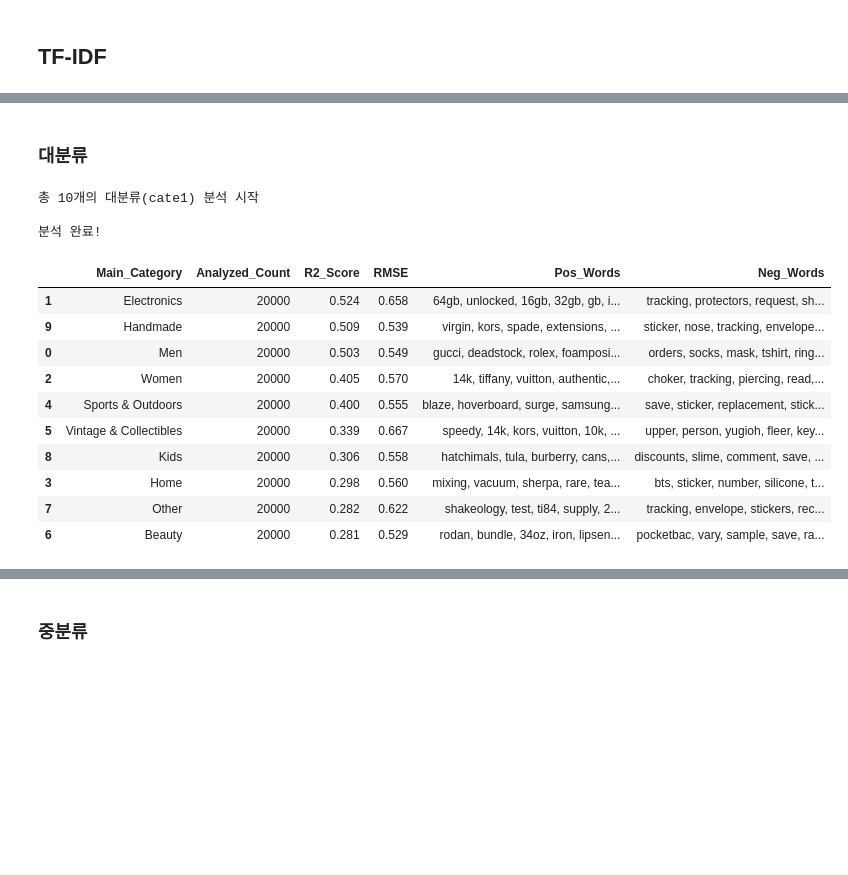
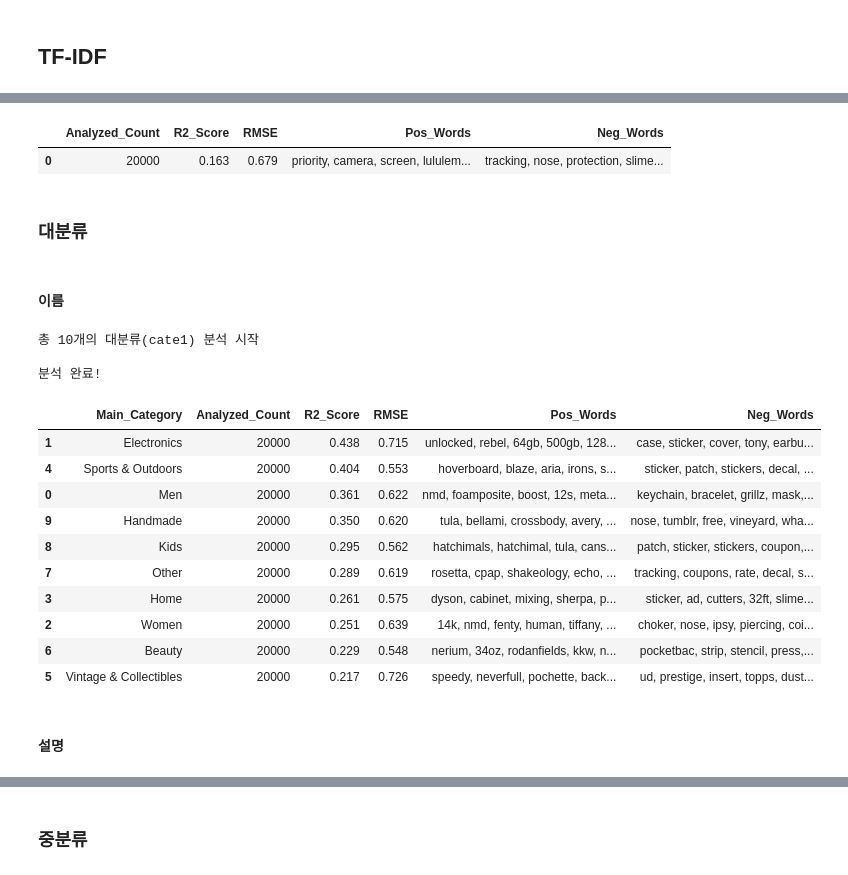
Before and after one commit to S-HNJN/first-repository, a Jupyter notebook: Mercari.ipynb, the cells around one changed output, grey strips where cells are left out. Drawn from its saved outputs; the diff is of its cells as text; code cells hidden in the pictures; blank space fills up the shorter version.

```diff
--- a/Mercari.ipynb
+++ b/Mercari.ipynb
@@ -363,0 +622,5 @@ mercari_df['full_text'] = mercari_df['clean_name'] + " " + mercari_df['clean_des
+# %%
+mercari_df['clean_name_no_brand'] = mercari_df.apply(remove_brand_from_name, axis=1)
+a,b=remove_categories_name(mercari_df)
+mercari_df['clean_name_no_brand'] = a
+mercari_df['has_category_in_name'] = b
@@ -363,0 +630,5 @@ mercari_df['full_text'] = mercari_df['clean_name'] + " " + mercari_df['clean_des
+# %%
+mercari_df['clean_desc_no_brand'] = mercari_df.apply(remove_brand_from_desc, axis=1)
+a,b=remove_categories_desc(mercari_df)
+mercari_df['clean_desc_no_brand'] = a
+mercari_df['has_category_in_desc'] = b
@@ -363,0 +702,3 @@ mercari_df['full_text'] = mercari_df['clean_name'] + " " + mercari_df['clean_des
+# %%
+pd.set_option('display.max_colwidth',None)
+name_df
@@ -364,5 +769,12 @@ mercari_df['full_text'] = mercari_df['clean_name'] + " " + mercari_df['clean_des
+# %%
+desc_df
+# %% [output]
+|  | Analyzed_Count | R2_Score | RMSE | Pos_Words | Neg_Words |
+| 0 | 20000 | 0.163 | 0.679 | priority, camera, screen, lululem... | tracking, nose, protection, slime... |
 # %% [markdown]
 ### 대분류
+# %% [markdown]
+#### 이름
 # %%
 category_keywords = []
 unique_cate1 = mercari_df['cate1'].unique()
@@ -387,7 +799,7 @@ for cat in unique_cate1:
 
     try:
         # 이미 전처리된 'full_text' 컬럼을 사용한다고 가정
-        X = tfidf.fit_transform(subset['full_text'])
+        X = tfidf.fit_transform(subset['clean_name_no_brand'])
     except ValueError:
         # 단어가 너무 없거나 비어있는 경우
         continue
@@ -429,10 +841,10 @@ for cat in unique_cate1:
     })
 
 # 2. 결과 출력 및 정렬
-cate1_df = pd.DataFrame(category_keywords)
+cate1_name_df = pd.DataFrame(category_keywords)
 
 # R2 Score가 높은 순(신뢰도 높은 순)으로 정렬
-cate1_df = cate1_df.sort_values(by='R2_Score', ascending=False)
+cate1_name_df = cate1_name_df.sort_values(by='R2_Score', ascending=False)
 
 print("\n분석 완료!")
 # %% [output]
@@ -440,16 +852,19 @@ print("\n분석 완료!")
 
 분석 완료!
 # %%
-cate1_df.head(10)
+pd.set_option('display.max_colwidth',None)
+cate1_name_df.head(10)
 # %% [output]
 |  | Main_Category | Analyzed_Count | R2_Score | RMSE | Pos_Words | Neg_Words |
-| 1 | Electronics | 20000 | 0.524 | 0.658 | 64gb, unlocked, 16gb, 32gb, gb, i... | tracking, protectors, request, sh... |
-| 9 | Handmade | 20000 | 0.509 | 0.539 | virgin, kors, spade, extensions, ... | sticker, nose, tracking, envelope... |
-| 0 | Men | 20000 | 0.503 | 0.549 | gucci, deadstock, rolex, foamposi... | orders, socks, mask, tshirt, ring... |
-| 2 | Women | 20000 | 0.405 | 0.570 | 14k, tiffany, vuitton, authentic,... | choker, tracking, piercing, read,... |
-| 4 | Sports & Outdoors | 20000 | 0.400 | 0.555 | blaze, hoverboard, surge, samsung... | save, sticker, replacement, stick... |
-| 5 | Vintage & Collectibles | 20000 | 0.339 | 0.667 | speedy, 14k, kors, vuitton, 10k, ... | upper, person, yugioh, fleer, key... |
-| 8 | Kids | 20000 | 0.306 | 0.558 | hatchimals, tula, burberry, cans,... | discounts, slime, comment, save, ... |
-| 3 | Home | 20000 | 0.298 | 0.560 | mixing, vacuum, sherpa, rare, tea... | bts, sticker, number, silicone, t... |
-| 7 | Other | 20000 | 0.282 | 0.622 | shakeology, test, ti84, supply, 2... | tracking, envelope, stickers, rec... |
-| 6 | Beauty | 20000 | 0.281 | 0.529 | rodan, bundle, 34oz, iron, lipsen... | pocketbac, vary, sample, save, ra... |
+| 1 | Electronics | 20000 | 0.438 | 0.715 | unlocked, rebel, 64gb, 500gb, 128... | case, sticker, cover, tony, earbu... |
+| 4 | Sports & Outdoors | 20000 | 0.404 | 0.553 | hoverboard, blaze, aria, irons, s... | sticker, patch, stickers, decal, ... |
+| 0 | Men | 20000 | 0.361 | 0.622 | nmd, foamposite, boost, 12s, meta... | keychain, bracelet, grillz, mask,... |
+| 9 | Handmade | 20000 | 0.350 | 0.620 | tula, bellami, crossbody, avery, ... | nose, tumblr, free, vineyard, wha... |
+| 8 | Kids | 20000 | 0.295 | 0.562 | hatchimals, hatchimal, tula, cans... | patch, sticker, stickers, coupon,... |
+| 7 | Other | 20000 | 0.289 | 0.619 | rosetta, cpap, shakeology, echo, ... | tracking, coupons, rate, decal, s... |
+| 3 | Home | 20000 | 0.261 | 0.575 | dyson, cabinet, mixing, sherpa, p... | sticker, ad, cutters, 32ft, slime... |
+| 2 | Women | 20000 | 0.251 | 0.639 | 14k, nmd, fenty, human, tiffany, ... | choker, nose, ipsy, piercing, coi... |
+| 6 | Beauty | 20000 | 0.229 | 0.548 | nerium, 34oz, rodanfields, kkw, n... | pocketbac, strip, stencil, press,... |
+| 5 | Vintage & Collectibles | 20000 | 0.217 | 0.726 | speedy, neverfull, pochette, back... | ud, prestige, insert, topps, dust... |
+# %% [markdown]
+#### 설명
```
Also changed, not shown: parts of 29 cells of this notebook.
